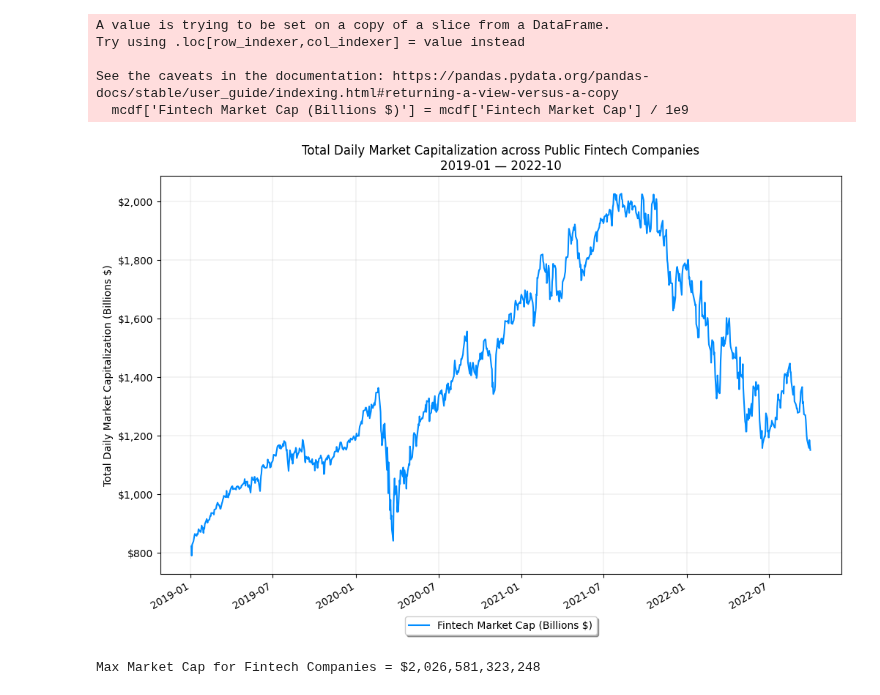
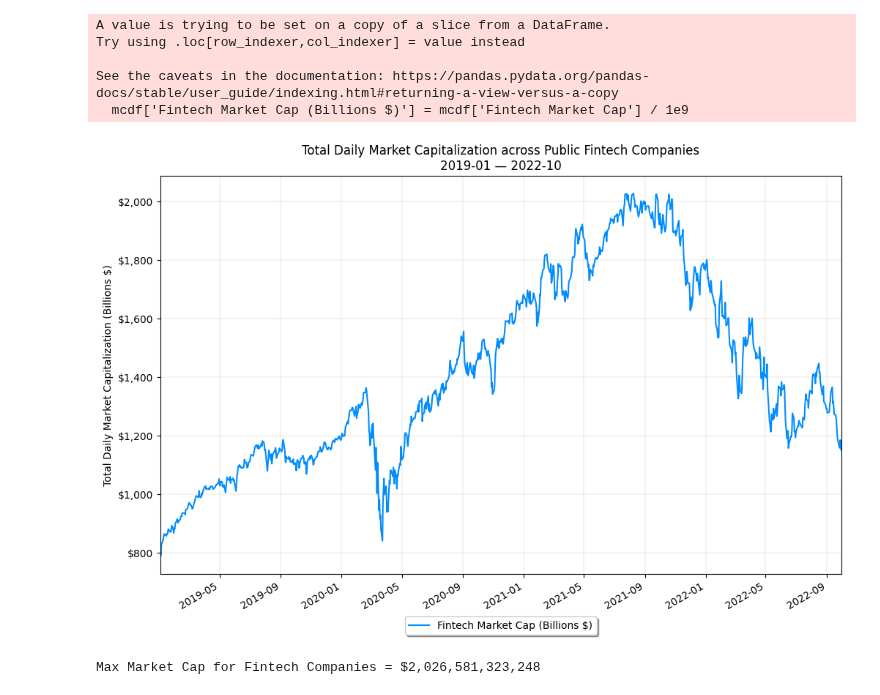
Before and after one commit to franciscojavierarceo/Python, a Jupyter notebook: notebooks/fintech-stocks.ipynb, the cells around one changed output. Drawn from its saved outputs; the diff is of its cells as text; code cells hidden in the pictures.

```diff
--- a/notebooks/fintech-stocks.ipynb
+++ b/notebooks/fintech-stocks.ipynb
@@ -273,21 +275,22 @@ See the caveats in the documentation: https://pandas.pydata.org/pandas-docs/stab
 # %%
 import matplotlib.ticker as mtick
 
 fig, ax = plt.subplots(1, 1, figsize=(12, 8))
 fmt = '${x:,.0f}'
 tick = mtick.StrMethodFormatter(fmt)
 
 mcdf[['t', 'Fintech Market Cap (Billions $)']].plot(x='t', figsize=(12, 8), c='#008cff', ax=ax)
 plt.grid((4, 4), linewidth=0.2)
 plt.title('Total Daily Market Capitalization across Public Fintech Companies\n2019-01 — 2022-10')
 plt.ticklabel_format(axis='y', style='plain')
 plt.ylabel('Total Daily Market Capitalization (Billions $)')
 ax.yaxis.set_major_formatter(tick)
 plt.xlabel('')
 plt.legend(loc='center', bbox_to_anchor=(0.5, -.13), ncol=5, fancybox = True, shadow = True)
+plt.margins(x=0)
 plt.show()
 # %% [output]
-[figure, old version]
+[figure, new version]
 # %%
 print('Max Market Cap for Fintech Companies = ${:,.0f}'.format(mcdf['Fintech Market Cap'][mcdf['Fintech Market Cap'].argmax()]))
 # %% [output]
```
Also changed, not shown: parts of 2 cells of this notebook.
